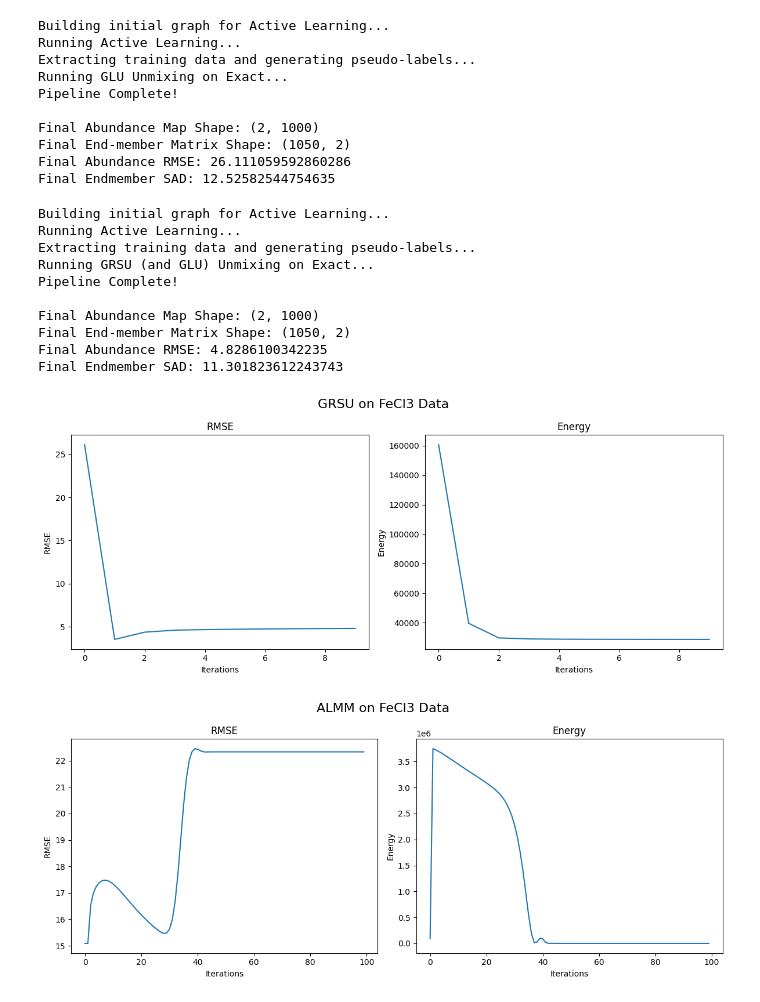
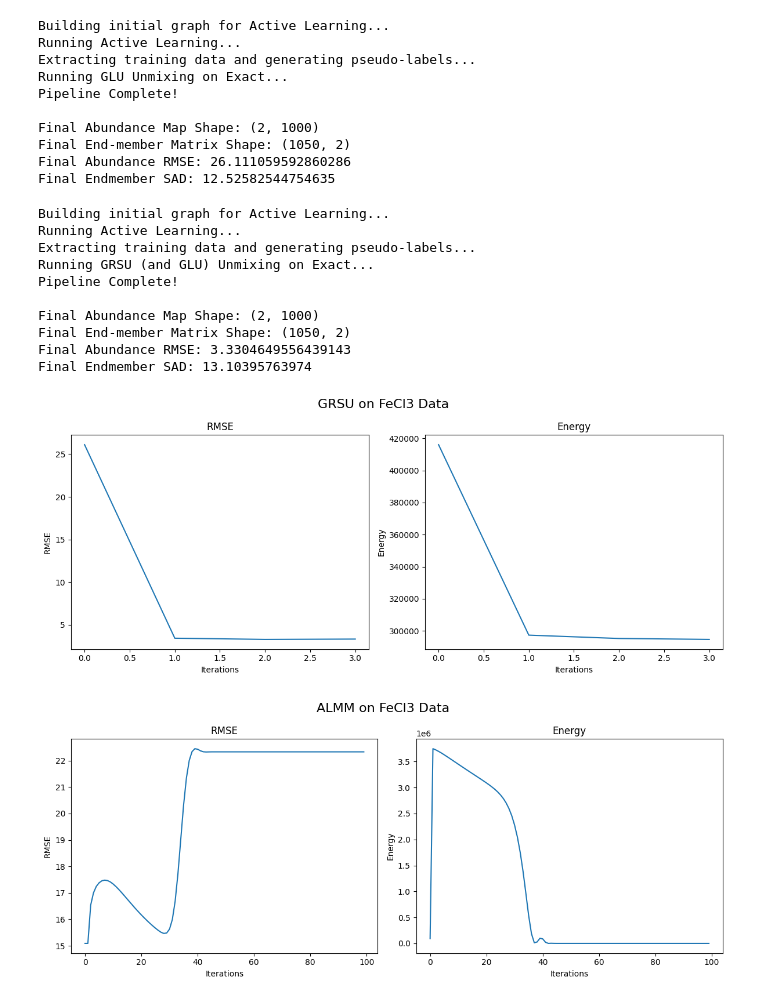
Before and after one commit to mtyler1059/Nearly-Blind-Hyperspectral-Unmixing, a Jupyter notebook: chem_experiments.ipynb, the cells around one changed output. Saved outputs shown, nothing was run; the diff lists cells and outputs as text; code cells hidden in the pictures.

```diff
--- a/chem_experiments.ipynb
+++ b/chem_experiments.ipynb
@@ -1010,38 +1320,45 @@ Final Endmember SAD: 12.52582544754635
 # GRSU (Exact)
 # ==========
 # Best RMSE + SAD: 16.496320475484413
 # Best alpha: 10
 # Best lambda: 5000
 # Best gamma: 10.0
 # Best rho: 100.0
 # RMSE: 5.088717901240983
 #  SAD: 11.40760257424343
 
+# Exact
+# Best RMSE: 3.3304649556442265
+# Best alpha: 100
+# Best lambda: 5000
+# Best gamma: 0.01
+# Best rho: 100.0
+
 # Actual Run
 A_GRSU_FeCl3, S_GRSU_FeCl3, A_GRSU_RMSE_FeCl3, S_GRSU_RMSE_FeCl3 = run_unmixing_pipeline_example(X = X_chem_FeCl3, A_gt = A_gt_chem_FeCl3, S_gt = S_gt_chem_FeCl3,
-                                                                                         N = 1000, iters = iters, alpha = 10.0, lam = 5000.0, gamma = 10.0, rho = 100.0, m_0 = 2,
+                                                                                         N = 1000, iters = iters, alpha = 100.0, lam = 5000.0, gamma = 0.01, rho = 100.0, m_0 = 2,
                                                                                          print_bool = True, OH_labels = False, GRSU_bool = True,
                                                                                          A_error = False, RMSE_plot = False, Energy_plot = False, title_0 = "GRSU on FeCl3 Data",
                                                                                          prep = None, array_plots = False)
 
 # Error and Energy arrays
 GRSU_FeCl3_RMSE, GRSU_FeCl3_energy, __, __ = run_unmixing_pipeline_example(X = X_chem_FeCl3, A_gt = A_gt_chem_FeCl3, S_gt = S_gt_chem_FeCl3,
-                                                                            N = 1000, iters = iters, alpha = 10.0, lam = 5000.0, gamma = 10.0, rho = 100.0, m_0 = 2,
+                                                                            N = 1000, iters = iters, alpha = 100.0, lam = 5000.0, gamma = 0.01, rho = 100.0, m_0 = 2,
                                                                             print_bool = False, OH_labels = False, GRSU_bool = True,
                                                                             A_error = False, RMSE_plot = True, Energy_plot = True, title_0 = "GRSU on FeCl3 Data",
                                                                             prep = None, array_plots = True)
 # %% [output]
 Building initial graph for Active Learning...
 Running Active Learning...
 Extracting training data and generating pseudo-labels...
 Running GRSU (and GLU) Unmixing on Exact...
 Pipeline Complete!
 
 Final Abundance Map Shape: (2, 1000)
 Final End-member Matrix Shape: (1050, 2)
-Final Abundance RMSE: 4.8286100342235
-Final Endmember SAD: 11.301823612243743
+Final Abundance RMSE: 3.3304649556439143
+Final Endmember SAD: 13.10395763974
-[figure, old version]
+[figure, new version]
 # %%
 # ALMM
 # ==========
```
Also changed, not shown: parts of 26 cells of this notebook, 4 other files.
